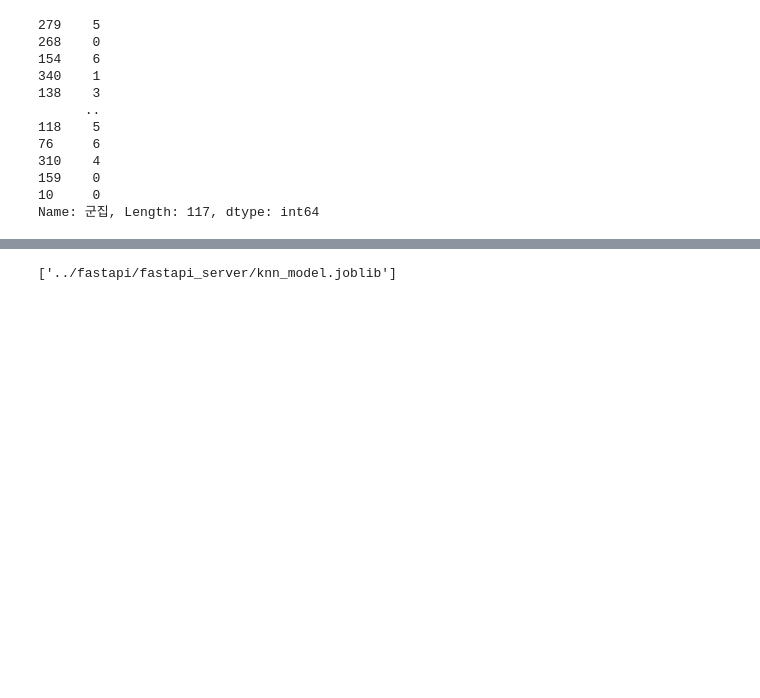
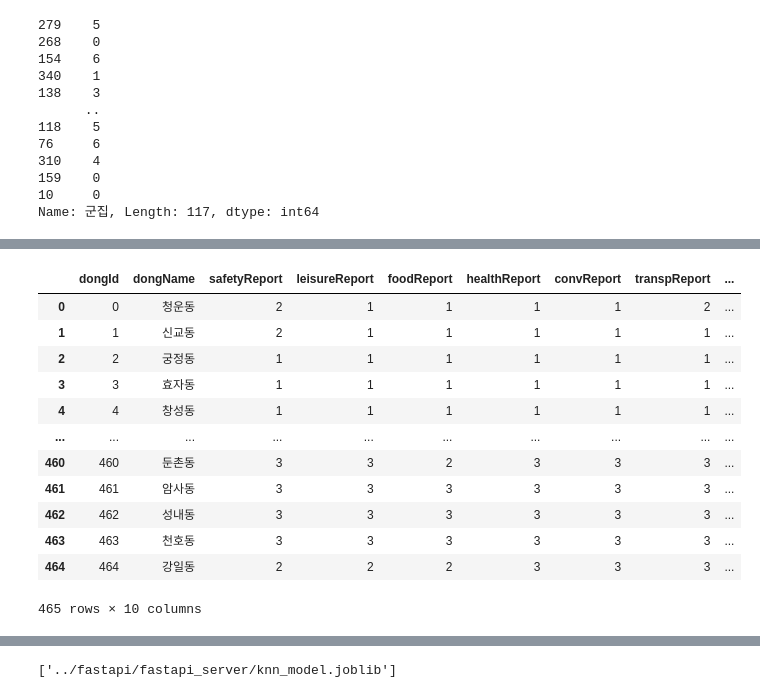
Before and after one commit to naedonnaelife/naedonnaesan, a Jupyter notebook: Clustering/KNN돌리기.ipynb, the cells around one changed output, grey strips where cells are left out. Drawn from its saved outputs; the diff is of its cells as text; code cells hidden in the pictures; blank space fills up the shorter version.

```diff
--- a/Clustering/KNN돌리기.ipynb
+++ b/Clustering/KNN돌리기.ipynb
@@ -201,3 +201,32 @@ closest_points
 # %%
 index = closest_points.index
+# %%
+df.index = range(len(df))
+df_reset = df.reset_index()
+df_reset = df_reset.drop(axis=1, columns=['군집'])
+df_reset.columns = ['dongId',
+              'dongName',
+              'safetyReport',
+              'leisureReport',
+              'foodReport',
+              'healthReport',
+              'convReport',
+              'transpReport',
+              'cafeReport',
+              'pubReport']
+df_reset
+# %% [output]
+|  | dongId | dongName | safetyReport | leisureReport | foodReport | healthReport | convReport | transpReport | ... |
+| 0 | 0 | 청운동 | 2 | 1 | 1 | 1 | 1 | 2 | ... |
+| 1 | 1 | 신교동 | 2 | 1 | 1 | 1 | 1 | 1 | ... |
+| 2 | 2 | 궁정동 | 1 | 1 | 1 | 1 | 1 | 1 | ... |
+| 3 | 3 | 효자동 | 1 | 1 | 1 | 1 | 1 | 1 | ... |
+| 4 | 4 | 창성동 | 1 | 1 | 1 | 1 | 1 | 1 | ... |
+| ... | ... | ... | ... | ... | ... | ... | ... | ... | ... |
+| 460 | 460 | 둔촌동 | 3 | 3 | 2 | 3 | 3 | 3 | ... |
+| 461 | 461 | 암사동 | 3 | 3 | 3 | 3 | 3 | 3 | ... |
+| 462 | 462 | 성내동 | 3 | 3 | 3 | 3 | 3 | 3 | ... |
+| 463 | 463 | 천호동 | 3 | 3 | 3 | 3 | 3 | 3 | ... |
+| 464 | 464 | 강일동 | 2 | 2 | 2 | 3 | 3 | 3 | ... |
+465 rows × 10 columns
 # %%
```
Also changed, not shown: parts of 5 cells of this notebook.
